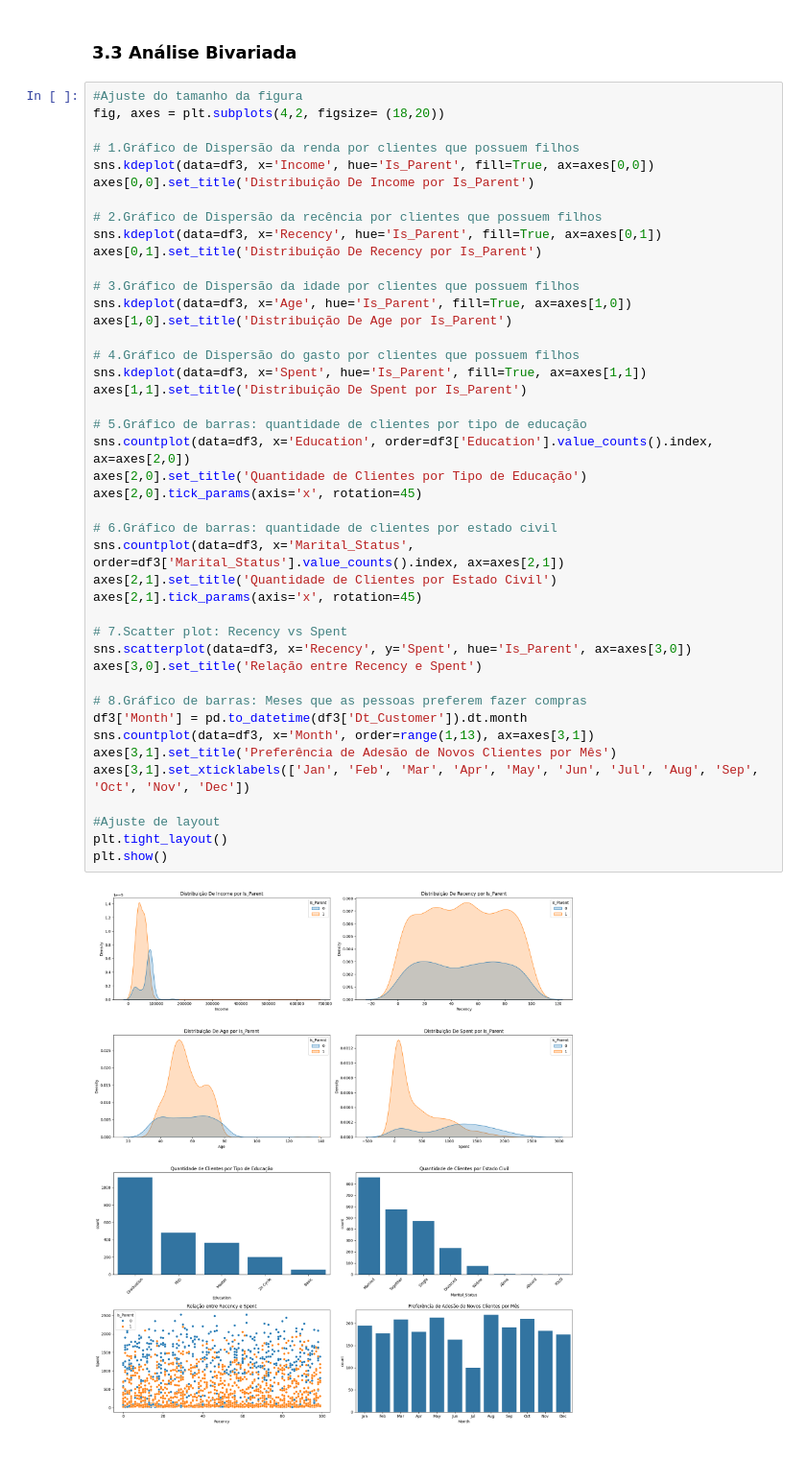
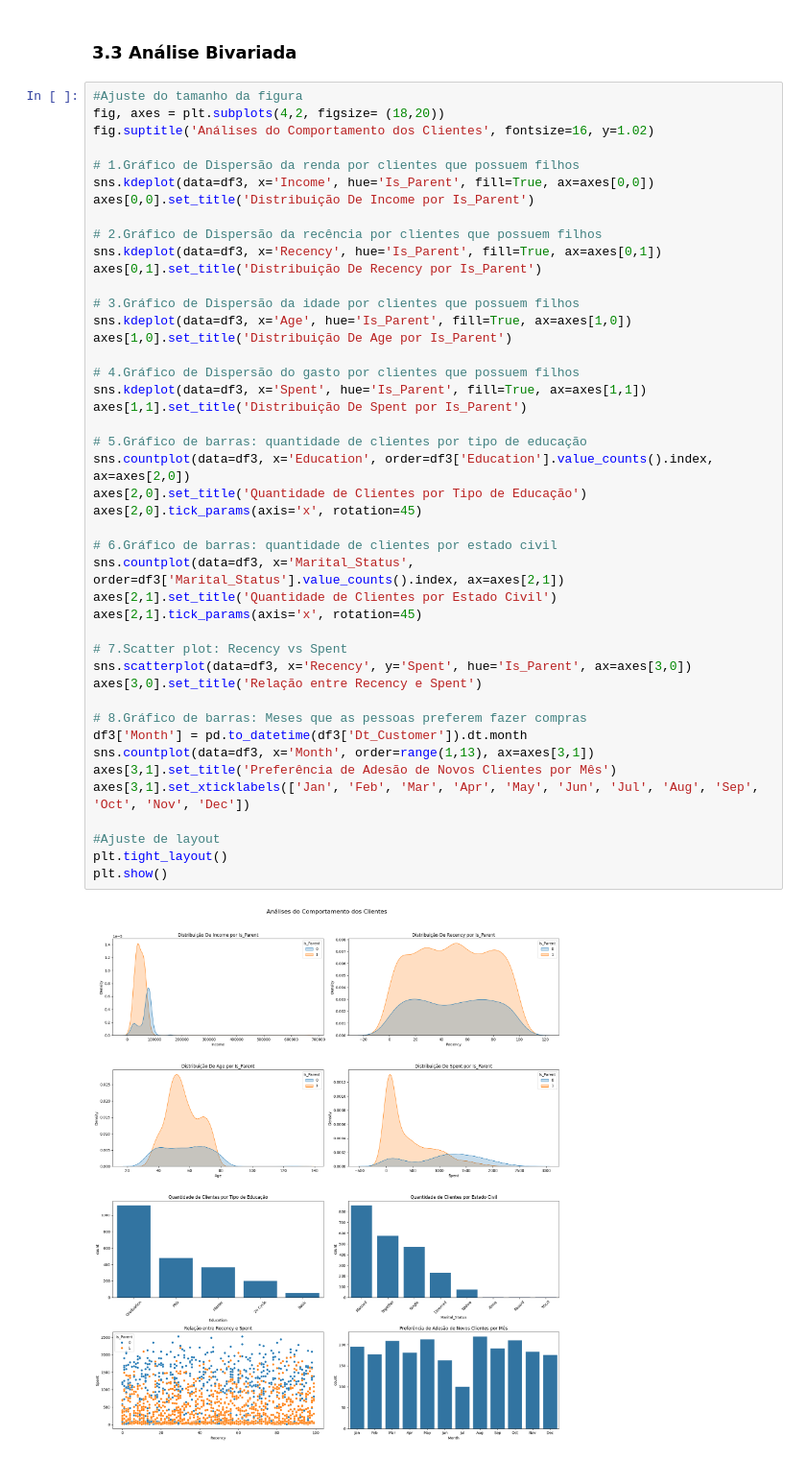
Before and after one commit to samantasobral/projeto_integrador_3, a Jupyter notebook: notebooks/perfil_clientes.ipynb, the cells around one changed output. Shown at 96% size. Cells and saved outputs as stored; diff of their text form.

```diff
--- a/notebooks/perfil_clientes.ipynb
+++ b/notebooks/perfil_clientes.ipynb
@@ -189,6 +191,7 @@ plt.show()
 # %%
 #Ajuste do tamanho da figura
 fig, axes = plt.subplots(4,2, figsize= (18,20))
+fig.suptitle('Análises do Comportamento dos Clientes', fontsize=16, y=1.02)
 
 # 1.Gráfico de Dispersão da renda por clientes que possuem filhos
 sns.kdeplot(data=df3, x='Income', hue='Is_Parent', fill=True, ax=axes[0,0])
@@ -203,31 +206,31 @@ sns.kdeplot(data=df3, x='Age', hue='Is_Parent', fill=True, ax=axes[1,0])
 axes[1,0].set_title('Distribuição De Age por Is_Parent')
 
 # 4.Gráfico de Dispersão do gasto por clientes que possuem filhos
 sns.kdeplot(data=df3, x='Spent', hue='Is_Parent', fill=True, ax=axes[1,1])
 axes[1,1].set_title('Distribuição De Spent por Is_Parent')
 
 # 5.Gráfico de barras: quantidade de clientes por tipo de educação
 sns.countplot(data=df3, x='Education', order=df3['Education'].value_counts().index, ax=axes[2,0])
 axes[2,0].set_title('Quantidade de Clientes por Tipo de Educação')
 axes[2,0].tick_params(axis='x', rotation=45)
 
 # 6.Gráfico de barras: quantidade de clientes por estado civil
 sns.countplot(data=df3, x='Marital_Status', order=df3['Marital_Status'].value_counts().index, ax=axes[2,1])
 axes[2,1].set_title('Quantidade de Clientes por Estado Civil')
 axes[2,1].tick_params(axis='x', rotation=45)
 
 # 7.Scatter plot: Recency vs Spent
 sns.scatterplot(data=df3, x='Recency', y='Spent', hue='Is_Parent', ax=axes[3,0])
 axes[3,0].set_title('Relação entre Recency e Spent')
 
 # 8.Gráfico de barras: Meses que as pessoas preferem fazer compras
 df3['Month'] = pd.to_datetime(df3['Dt_Customer']).dt.month
 sns.countplot(data=df3, x='Month', order=range(1,13), ax=axes[3,1])
 axes[3,1].set_title('Preferência de Adesão de Novos Clientes por Mês')
 axes[3,1].set_xticklabels(['Jan', 'Feb', 'Mar', 'Apr', 'May', 'Jun', 'Jul', 'Aug', 'Sep', 'Oct', 'Nov', 'Dec'])
 
 #Ajuste de layout
 plt.tight_layout()
 plt.show()
 # %% [output]
-[figure, old version]
+[figure, new version]
```
Also changed, not shown: parts of 9 cells of this notebook, 1 other file.
